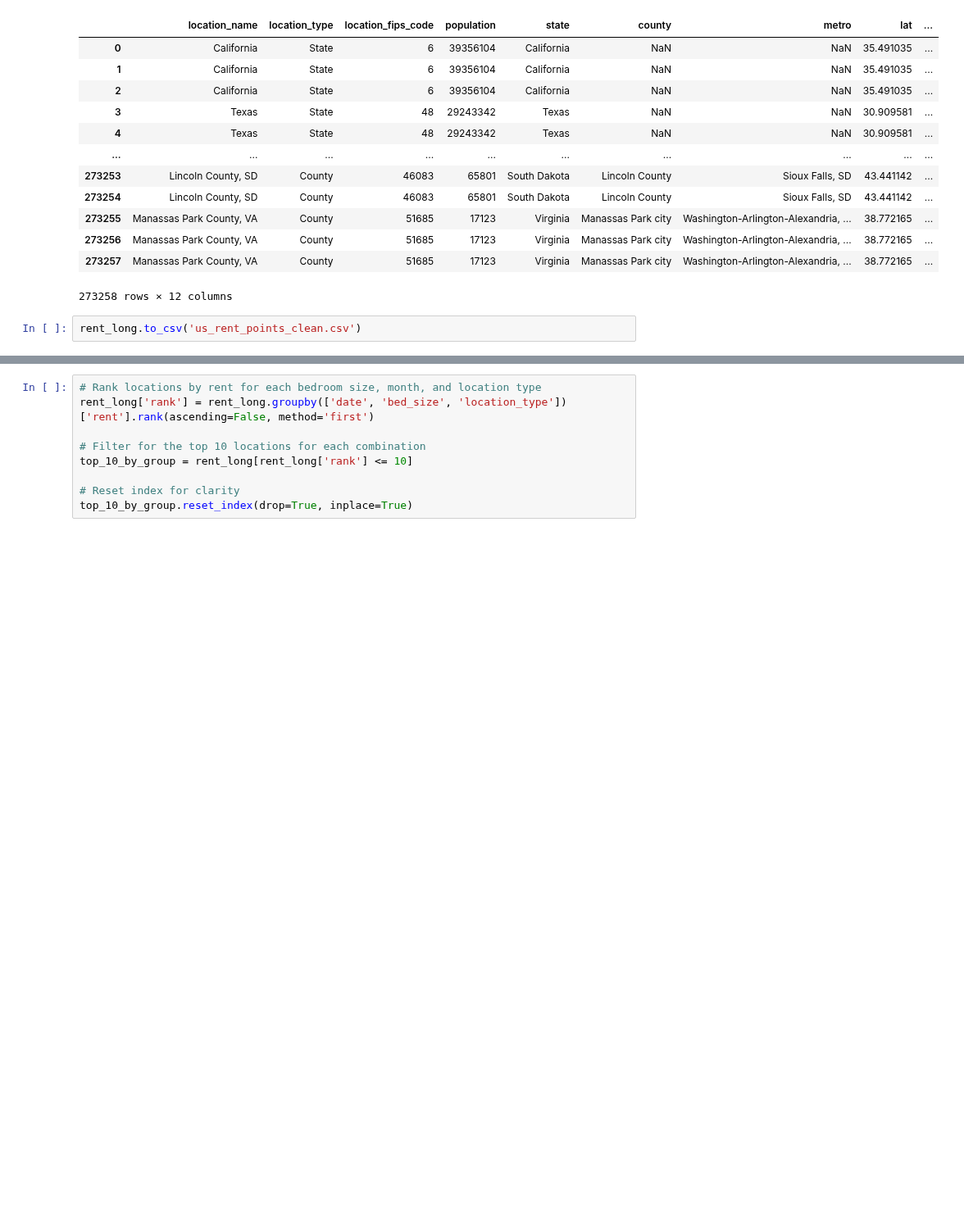
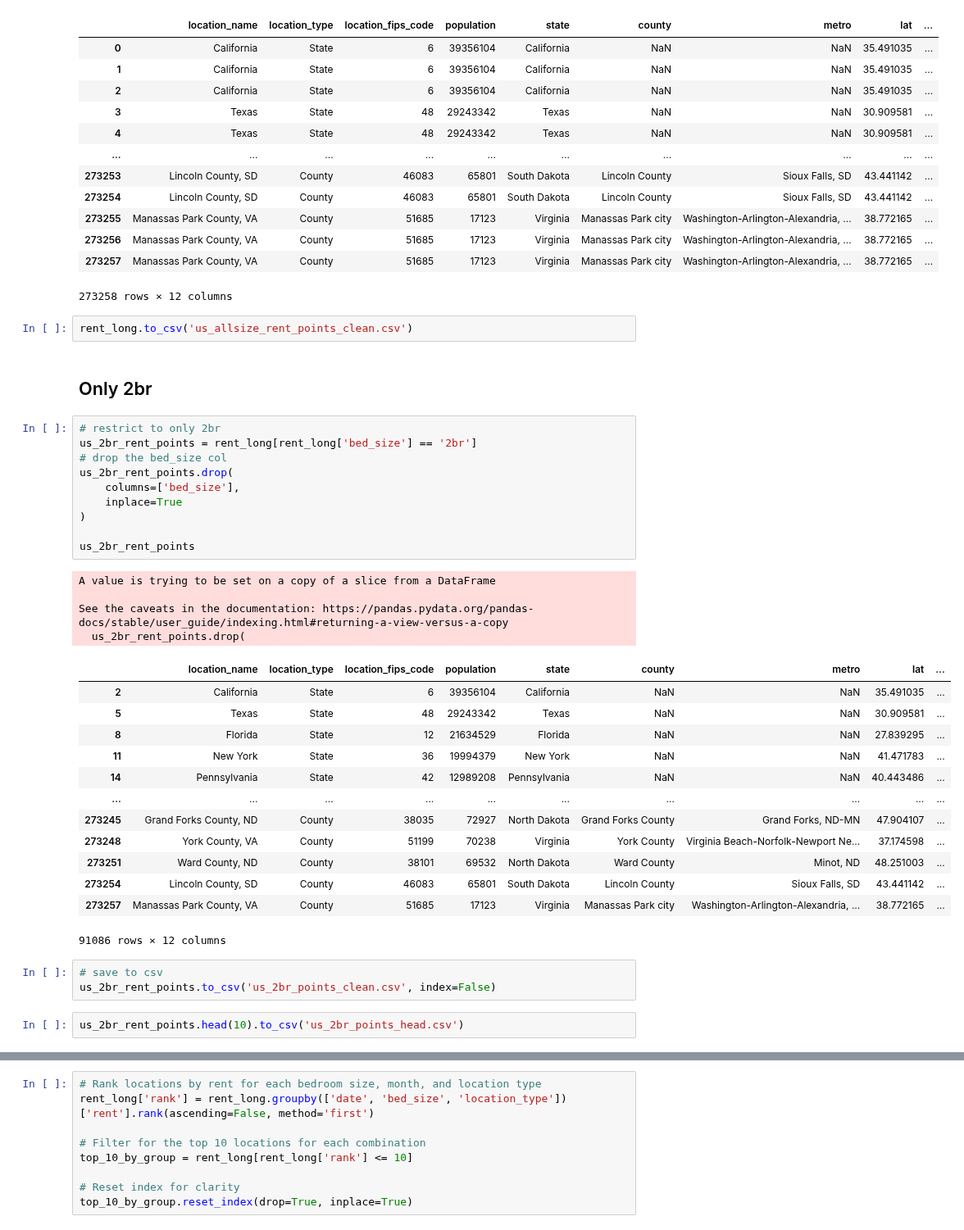
Before and after one commit to gmelmed/gmelmed.github.io, a Jupyter notebook: final_project/harvesting_rent_data_url.ipynb, the cells around one changed output, grey strips where cells are left out. Shown at 82% size. Saved outputs shown, nothing was run; the diff lists cells and outputs as text; blank space fills up the shorter version.

```diff
--- a/final_project/harvesting_rent_data_url.ipynb
+++ b/final_project/harvesting_rent_data_url.ipynb
@@ -516,4 +547,39 @@ rent_long
 | 273257 | Manassas Park County, VA | County | 51685 | 17123 | Virginia | Manassas Park city | Washington-Arlington-Alexandria, ... | 38.772165 | ... |
 273258 rows × 12 columns
 # %%
-rent_long.to_csv('us_rent_points_clean.csv')
+rent_long.to_csv('us_allsize_rent_points_clean.csv')
+# %% [markdown]
+## Only 2br
+# %%
+# restrict to only 2br
+us_2br_rent_points = rent_long[rent_long['bed_size'] == '2br']
+# drop the bed_size col
+us_2br_rent_points.drop(
+    columns=['bed_size'],
+    inplace=True
+)
+
+us_2br_rent_points
+# %% [output]
+A value is trying to be set on a copy of a slice from a DataFrame
+
+See the caveats in the documentation: https://pandas.pydata.org/pandas-docs/stable/user_guide/indexing.html#returning-a-view-versus-a-copy
+  us_2br_rent_points.drop(
+|  | location_name | location_type | location_fips_code | population | state | county | metro | lat | ... |
+| 2 | California | State | 6 | 39356104 | California | NaN | NaN | 35.491035 | ... |
+| 5 | Texas | State | 48 | 29243342 | Texas | NaN | NaN | 30.909581 | ... |
+| 8 | Florida | State | 12 | 21634529 | Florida | NaN | NaN | 27.839295 | ... |
+| 11 | New York | State | 36 | 19994379 | New York | NaN | NaN | 41.471783 | ... |
+| 14 | Pennsylvania | State | 42 | 12989208 | Pennsylvania | NaN | NaN | 40.443486 | ... |
+| ... | ... | ... | ... | ... | ... | ... | ... | ... | ... |
+| 273245 | Grand Forks County, ND | County | 38035 | 72927 | North Dakota | Grand Forks County | Grand Forks, ND-MN | 47.904107 | ... |
+| 273248 | York County, VA | County | 51199 | 70238 | Virginia | York County | Virginia Beach-Norfolk-Newport Ne... | 37.174598 | ... |
+| 273251 | Ward County, ND | County | 38101 | 69532 | North Dakota | Ward County | Minot, ND | 48.251003 | ... |
+| 273254 | Lincoln County, SD | County | 46083 | 65801 | South Dakota | Lincoln County | Sioux Falls, SD | 43.441142 | ... |
+| 273257 | Manassas Park County, VA | County | 51685 | 17123 | Virginia | Manassas Park city | Washington-Arlington-Alexandria, ... | 38.772165 | ... |
+91086 rows × 12 columns
+# %%
+# save to csv
+us_2br_rent_points.to_csv('us_2br_points_clean.csv', index=False)
+# %%
+us_2br_rent_points.head(10).to_csv('us_2br_points_head.csv')
```
Also changed, not shown: parts of 7 cells of this notebook, 1 other file.
